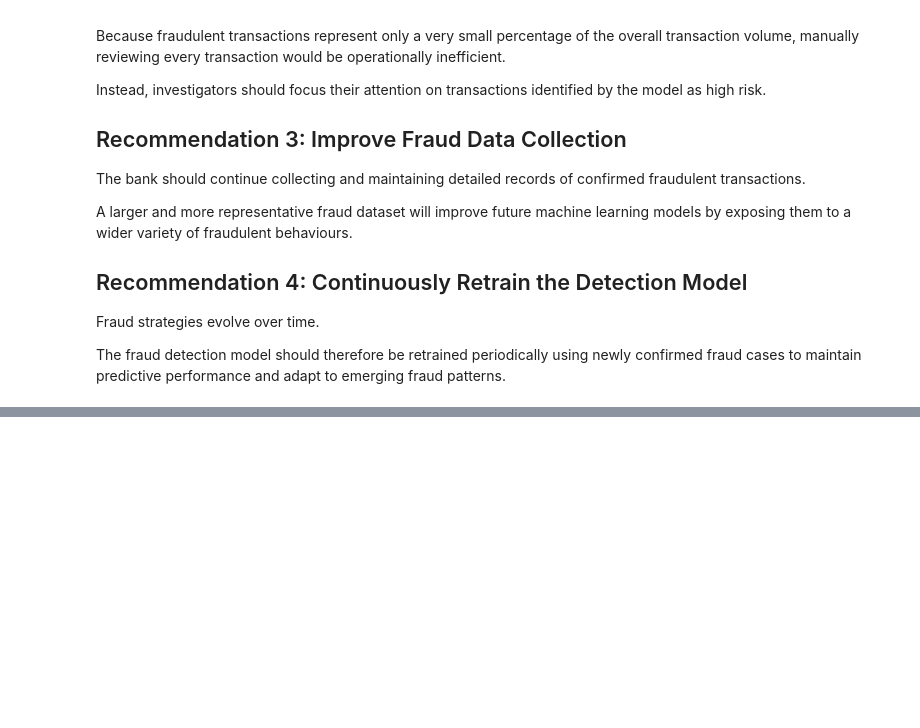
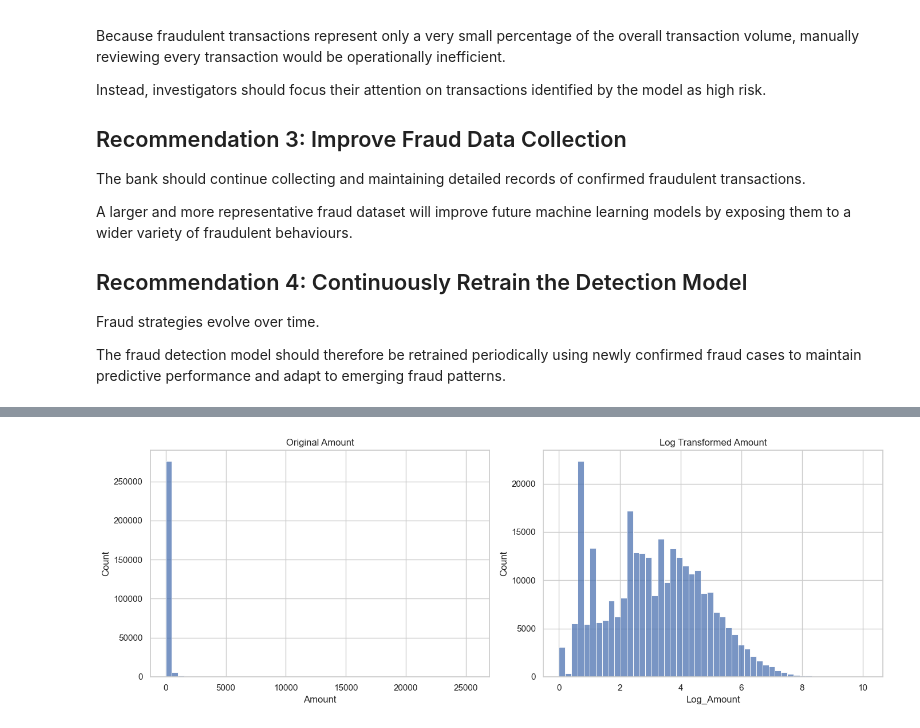
Before and after one commit to che-francis/Credit-Card-Fraud-Detection, a Jupyter notebook: notebooks/Credit_Card_Fraud_Detection.ipynb, the cells around one changed output, grey strips where cells are left out. Saved outputs shown, nothing was run; the diff lists cells and outputs as text; code cells hidden in the pictures; blank space fills up the shorter version.

```diff
--- a/notebooks/Credit_Card_Fraud_Detection.ipynb
+++ b/notebooks/Credit_Card_Fraud_Detection.ipynb
@@ -730,0 +804,23 @@ The fraud detection model should therefore be retrained periodically using newly
+# %%
+# log transaction amount
+import numpy as np
+
+df["Log_Amount"] = np.log1p(df["Amount"])
+# %%
+# compare data before and after log transformation
+
+plt.figure(figsize=(14,5))
+
+plt.subplot(1,2,1)
+sns.histplot(df["Amount"], bins=50)
+plt.title("Original Amount")
+
+plt.subplot(1,2,2)
+sns.histplot(df["Log_Amount"], bins=50)
+plt.title("Log Transformed Amount")
+
+plt.tight_layout()
+
+plt.show()
+# %% [output]
+[figure, added]
```
Also changed, not shown: parts of 39 cells of this notebook.
